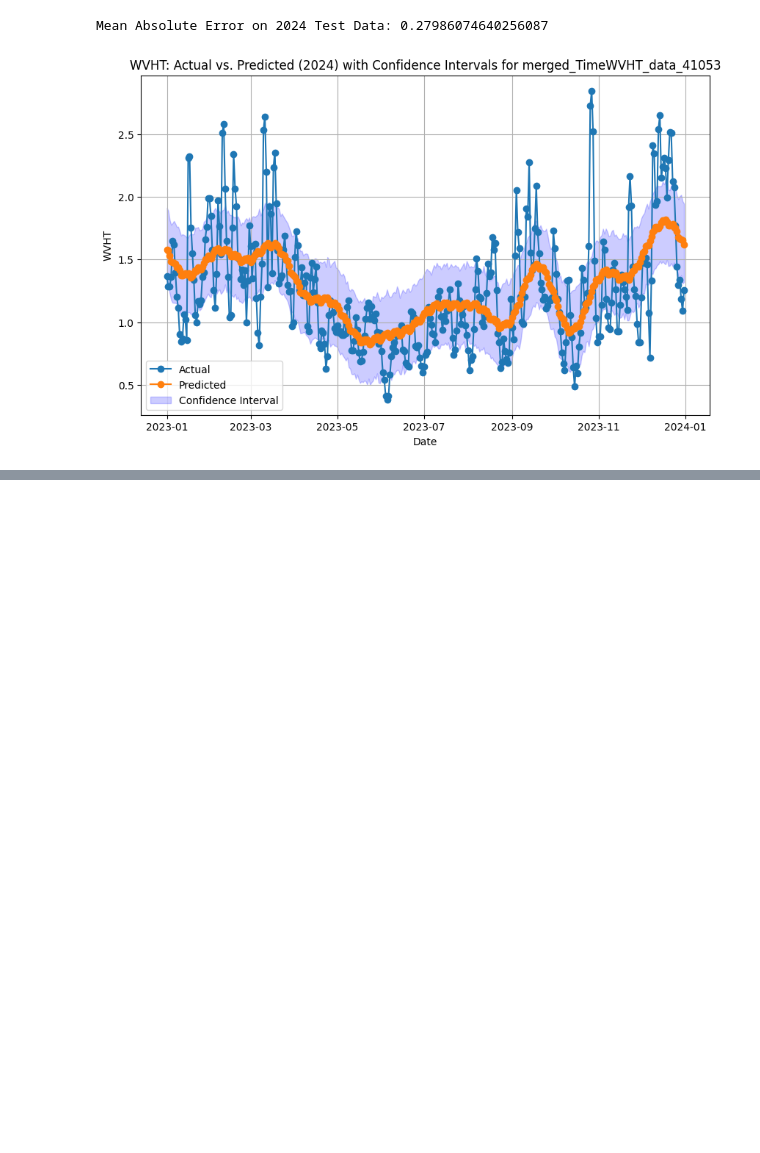
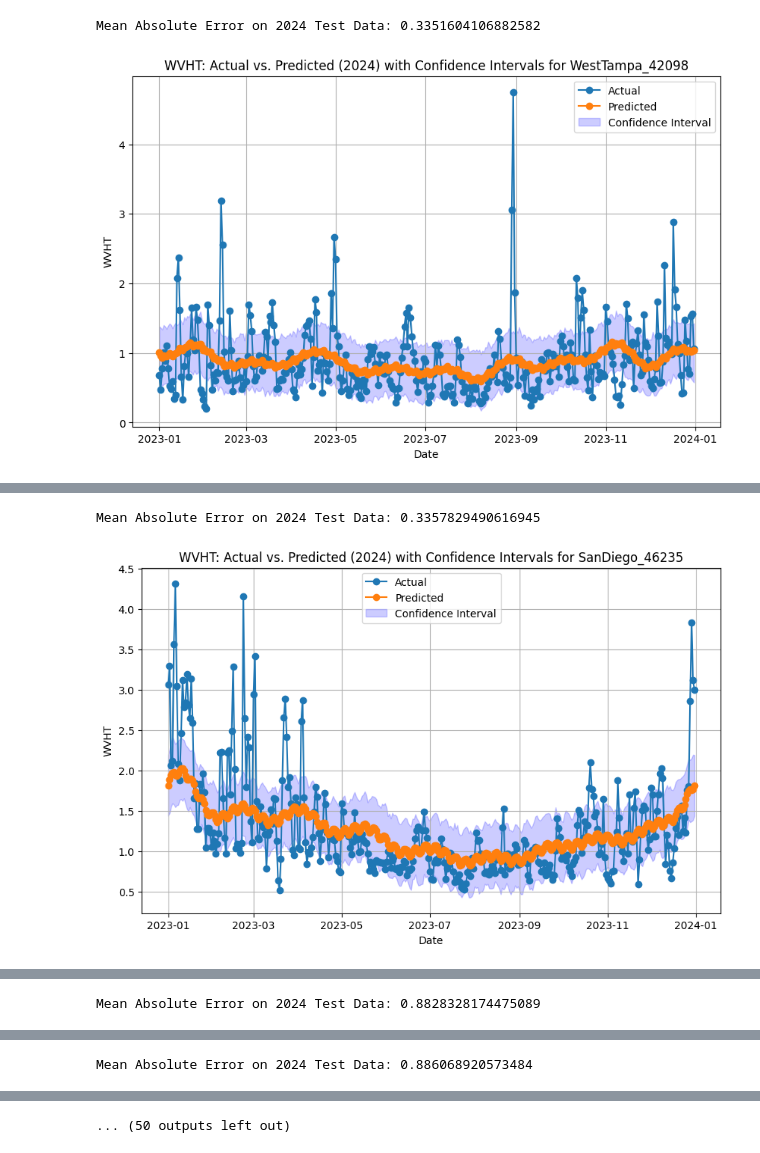
Before and after one commit to jason040510/CS506_Final_Project, a Jupyter notebook: model.ipynb, the cells around one changed output, grey strips where cells are left out. Cells and saved outputs as stored; diff of their text form; code cells hidden in the pictures; blank space fills up the shorter version.

```diff
--- a/model.ipynb
+++ b/model.ipynb
@@ -23,13 +23,11 @@ import pandas as pd
 from prophet import Prophet
 from sklearn.metrics import mean_absolute_error
 import matplotlib.pyplot as plt
+import glob
 import os
 
-# List of CSV files, one per station
-station_files = [
-    'merged_TimeWVHT_data_41053.csv'
-    # Add more station files as needed
-]
+# Get all CSV files in the CleanedData folder
+station_files = glob.glob('CleanedData/*.csv')
 
 output_file = 'forecast.csv'
 first_run = True  # To handle header writing in the output CSV
@@ -124,2 +122,2 @@ print("All forecasts saved to", output_file)
-Mean Absolute Error on 2024 Test Data: 0.27986074640256087
+Mean Absolute Error on 2024 Test Data: 0.3351604106882582
-[figure, old version]
+[figure, new version]
@@ -126,0 +126,2 @@ All forecasts saved to forecast.csv
+Mean Absolute Error on 2024 Test Data: 0.3357829490616945
+[figure, added]
@@ -126,0 +130 @@ All forecasts saved to forecast.csv
+Mean Absolute Error on 2024 Test Data: 0.8828328174475089
@@ -126,0 +134 @@ All forecasts saved to forecast.csv
+Mean Absolute Error on 2024 Test Data: 0.886068920573484
@@ -126,0 +136 @@ All forecasts saved to forecast.csv
+... (50 outputs left out)
```
Also changed, not shown: parts of 1 cell of this notebook, 32 other files.
